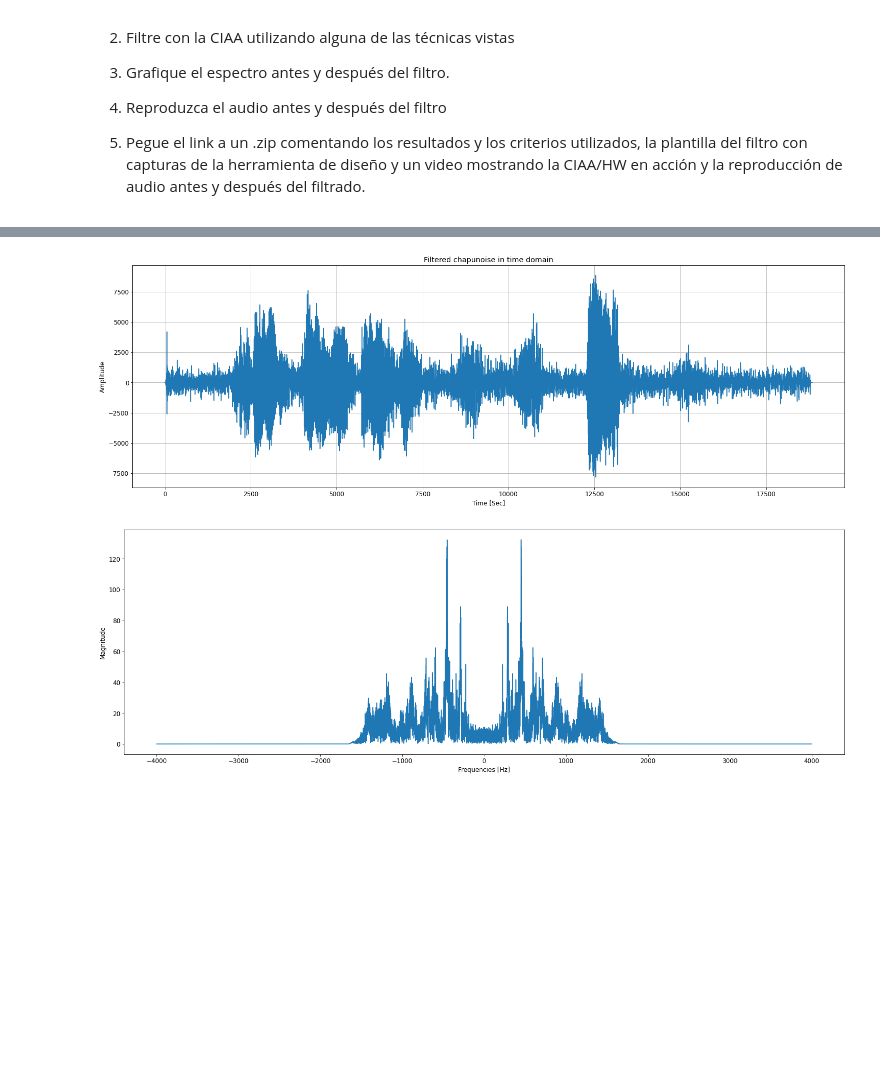
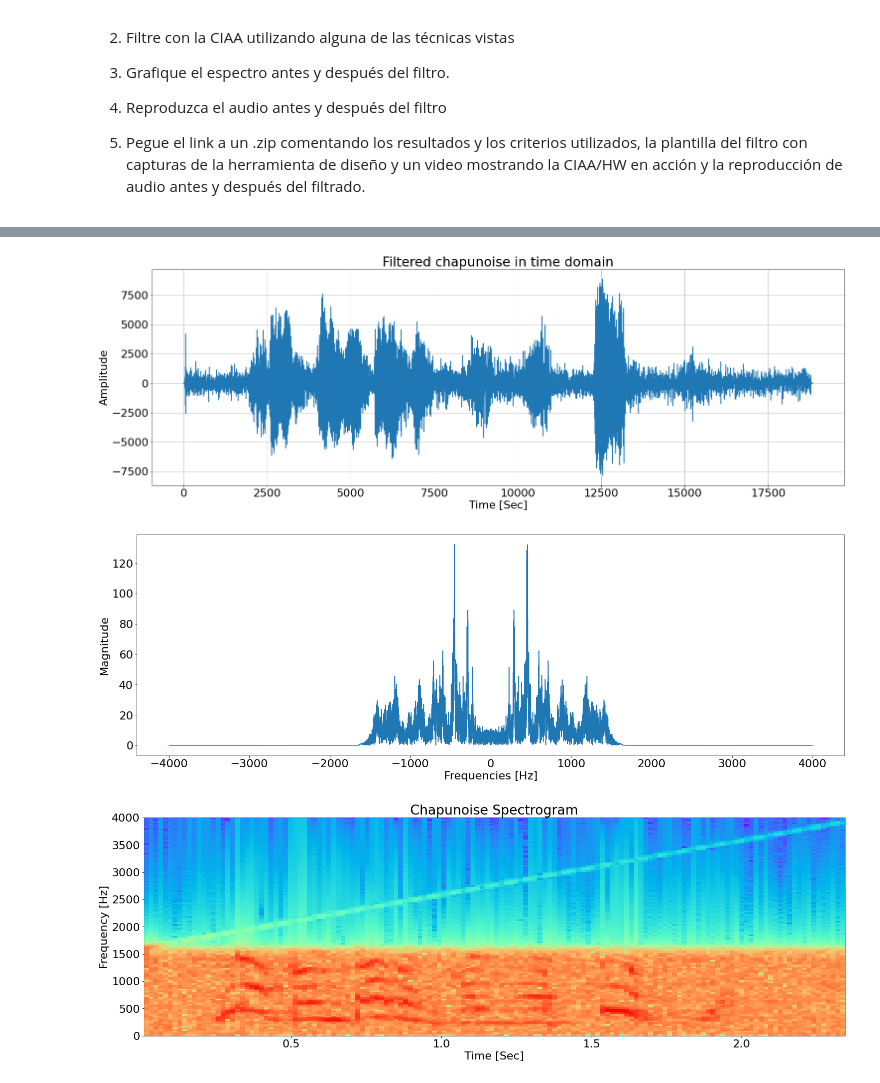
Before and after one commit to lorsi96/Signal-Processing-Fundaments---MSE07, a Jupyter notebook: TP2 Procesamiento de Señales: Fundamentos.ipynb, the cells around one changed output, grey strips where cells are left out. Cells and saved outputs as stored; diff of their text form; code cells hidden in the pictures; blank space fills up the shorter version.

```diff
--- a/TP2 Procesamiento de Señales: Fundamentos.ipynb
+++ b/TP2 Procesamiento de Señales: Fundamentos.ipynb
@@ -301,21 +326,30 @@ plt.show()
 # %%
 chapu_filter = np.array(np.load('./data/chapu_filter.npy')[0]).astype(float)
 filtered = np.convolve(chapu_filter, chapunoise)
 
 plt.figure(figsize=(25,8))
 plt.plot(filtered)
 plt.grid()
 plt.ylabel('Amplitude')
 plt.xlabel('Time [Sec]')
 plt.title('Filtered chapunoise in time domain')
 plt.show()
 
 fft, fft_fs = easy_fft(filtered, FS_HZ)
 plt.figure(figsize=(25,8))
 plt.xlabel('Frequencies [Hz]')
 plt.ylabel('Magnitude')
 plt.plot(fft_fs, fft)
 plt.show()
+
+
+plt.figure(figsize=(25,8))
+plt.title('Chapunoise Spectrogram')
+plt.specgram(filtered, Fs=FS_HZ, cmap="rainbow")
+plt.xlabel('Time [Sec]')
+plt.ylabel('Frequency [Hz]')
+plt.show()
 # %% [output]
-[figure, old version]
+[figure, new version]
-[figure, old version]
+[figure, new version]
+[figure, added]
```
Also changed, not shown: parts of 5 cells of this notebook.
